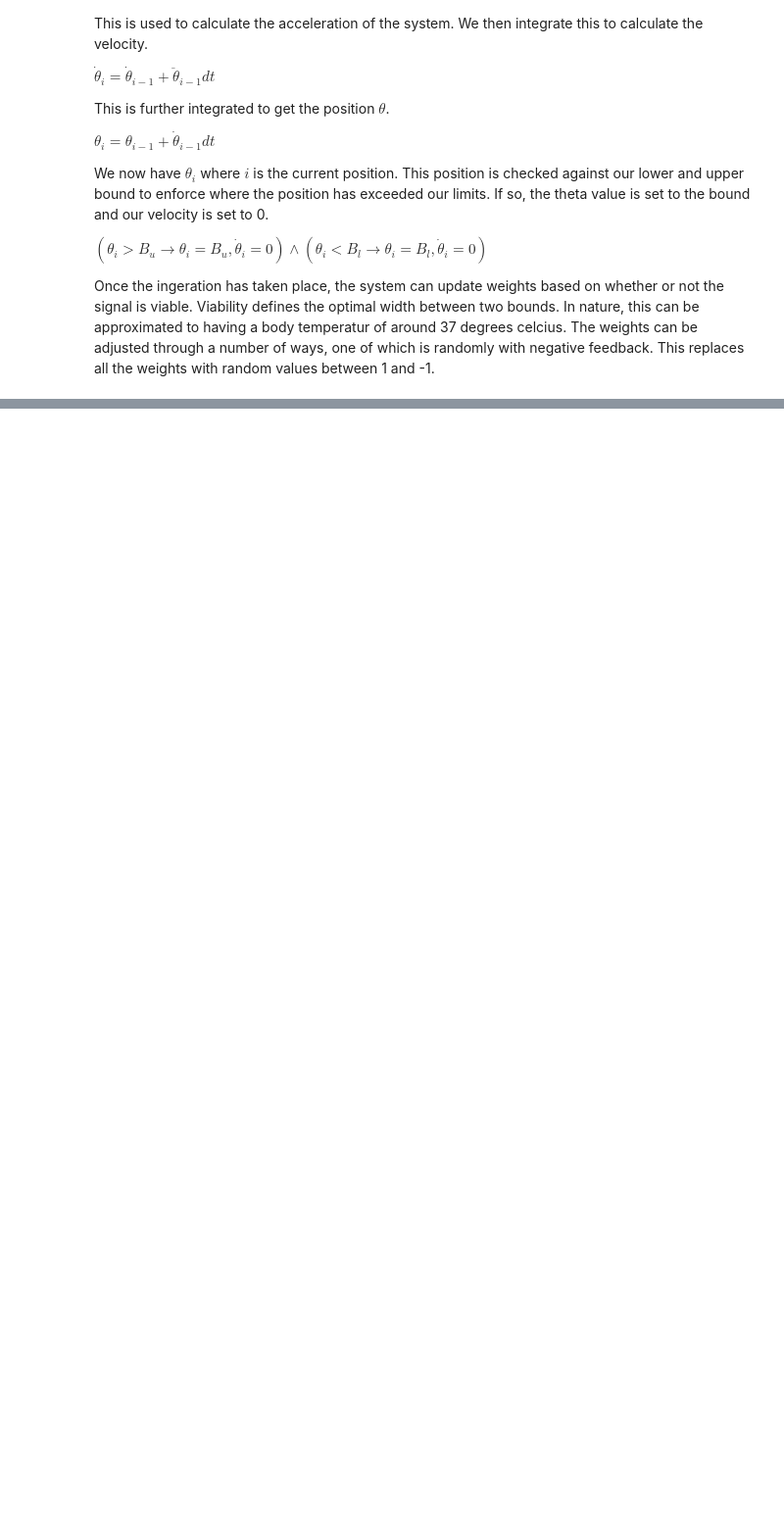
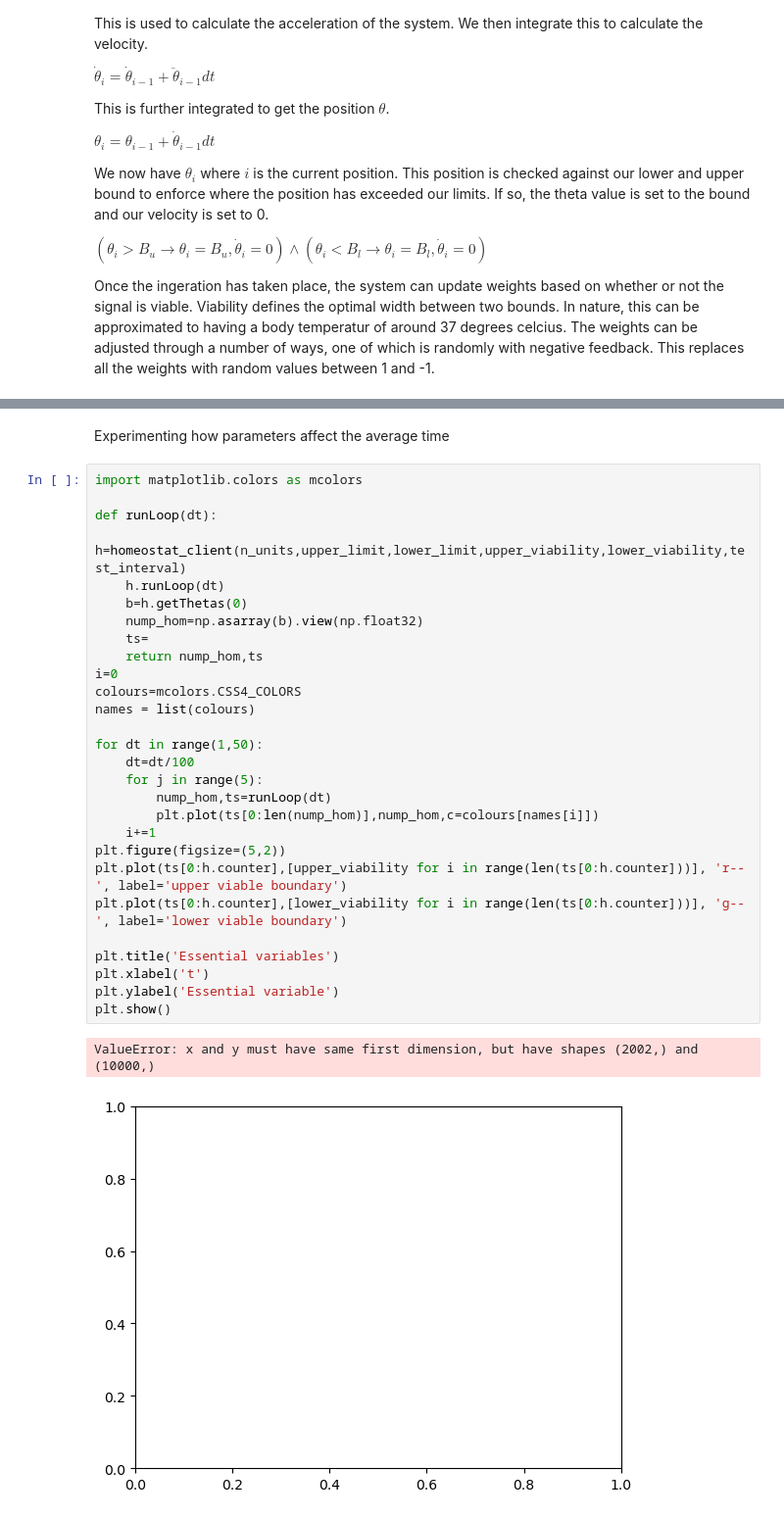
Before and after one commit to shepai/Chaos-Robotics, a Jupyter notebook: Simulation/Reward Modelling/homeostat.ipynb, the cells around one changed output, grey strips where cells are left out. Shown at 98% size. Saved outputs shown, nothing was run; the diff lists cells and outputs as text; blank space fills up the shorter version.

```diff
--- a/Simulation/Reward Modelling/homeostat.ipynb
+++ b/Simulation/Reward Modelling/homeostat.ipynb
@@ -75,0 +124,33 @@ plt.show()
+# %% [markdown]
+Experimenting how parameters affect the average time
+# %%
+import matplotlib.colors as mcolors
+
+def runLoop(dt):
+    h=homeostat_client(n_units,upper_limit,lower_limit,upper_viability,lower_viability,test_interval)
+    h.runLoop(dt)
+    b=h.getThetas(0)
+    nump_hom=np.asarray(b).view(np.float32)
+    ts=
+    return nump_hom,ts
+i=0
+colours=mcolors.CSS4_COLORS
+names = list(colours)
+
+for dt in range(1,50):
+    dt=dt/100
+    for j in range(5):
+        nump_hom,ts=runLoop(dt)
+        plt.plot(ts[0:len(nump_hom)],nump_hom,c=colours[names[i]])
+    i+=1
+plt.figure(figsize=(5,2))
+plt.plot(ts[0:h.counter],[upper_viability for i in range(len(ts[0:h.counter]))], 'r--', label='upper viable boundary')
+plt.plot(ts[0:h.counter],[lower_viability for i in range(len(ts[0:h.counter]))], 'g--', label='lower viable boundary')
+
+plt.title('Essential variables')
+plt.xlabel('t')
+plt.ylabel('Essential variable')
+plt.show()
+# %% [output]
+ValueError: x and y must have same first dimension, but have shapes (2002,) and (10000,)
+[figure, added]
```
Also changed, not shown: parts of 2 cells of this notebook.
